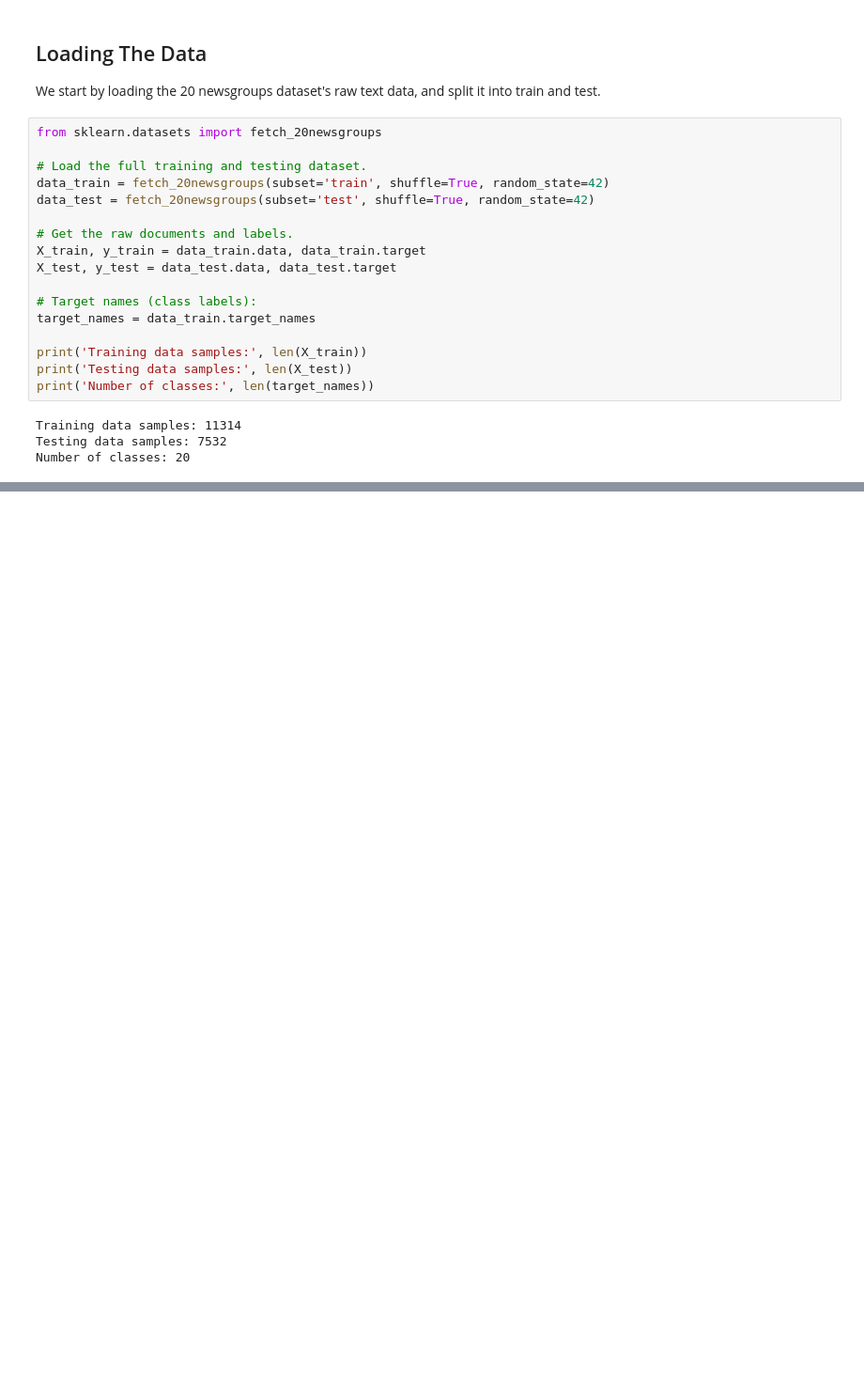
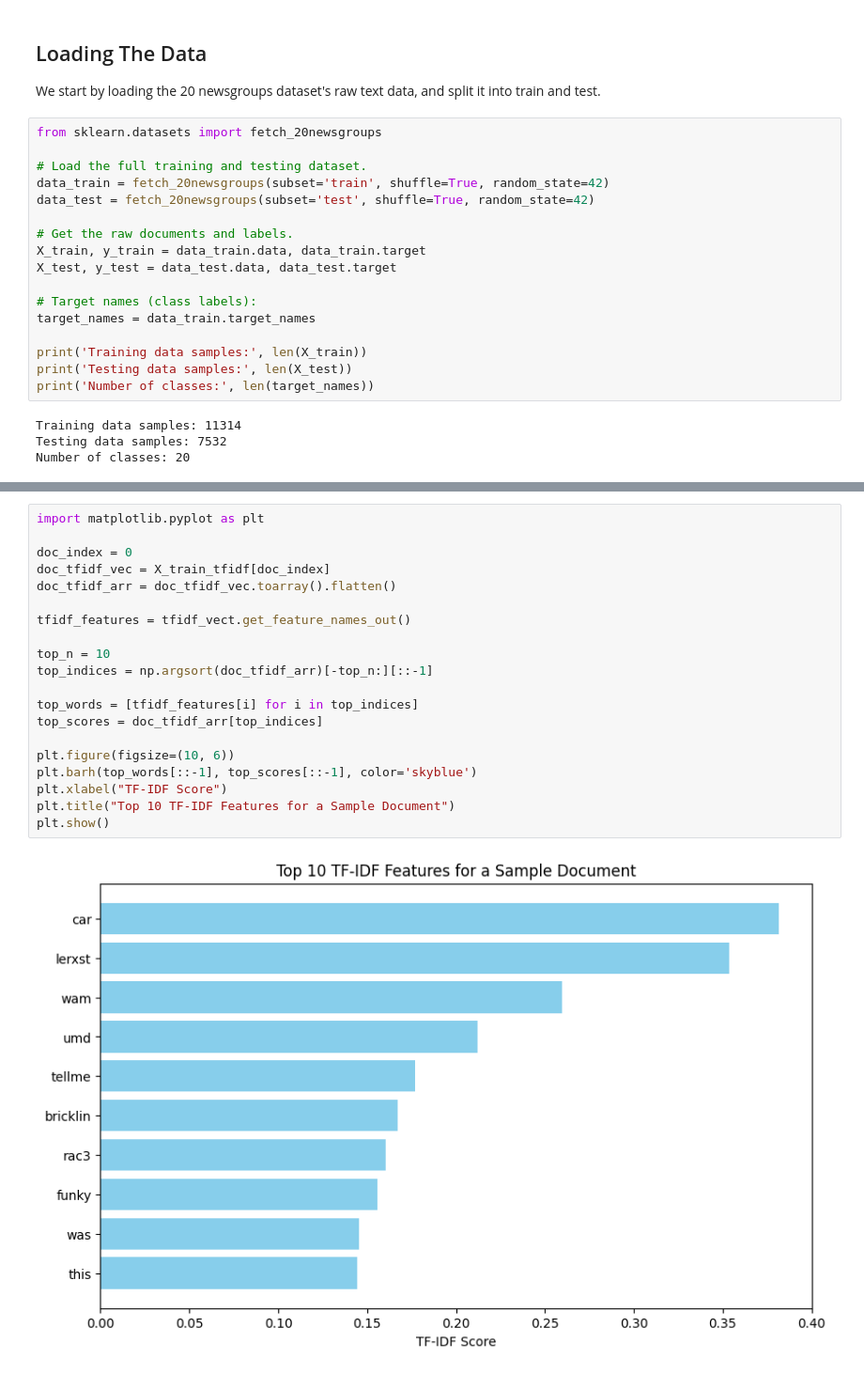
Before and after one commit to benami171/ML_FinalProject, a Jupyter notebook: project.ipynb, the cells around one changed output, grey strips where cells are left out. Shown at 94% size. Saved outputs shown, nothing was run; the diff lists cells and outputs as text; blank space fills up the shorter version.

```diff
--- a/project.ipynb
+++ b/project.ipynb
@@ -133,0 +81,22 @@ print(X_train[0])
+# %%
+import matplotlib.pyplot as plt
+
+doc_index = 0
+doc_tfidf_vec = X_train_tfidf[doc_index]
+doc_tfidf_arr = doc_tfidf_vec.toarray().flatten()
+
+tfidf_features = tfidf_vect.get_feature_names_out()
+
+top_n = 10
+top_indices = np.argsort(doc_tfidf_arr)[-top_n:][::-1]
+
+top_words = [tfidf_features[i] for i in top_indices]
+top_scores = doc_tfidf_arr[top_indices]
+
+plt.figure(figsize=(10, 6))
+plt.barh(top_words[::-1], top_scores[::-1], color='skyblue')
+plt.xlabel("TF-IDF Score")
+plt.title("Top 10 TF-IDF Features for a Sample Document")
+plt.show()
+# %% [output]
+[figure, added]
```
Also changed, not shown: parts of 18 cells of this notebook.
